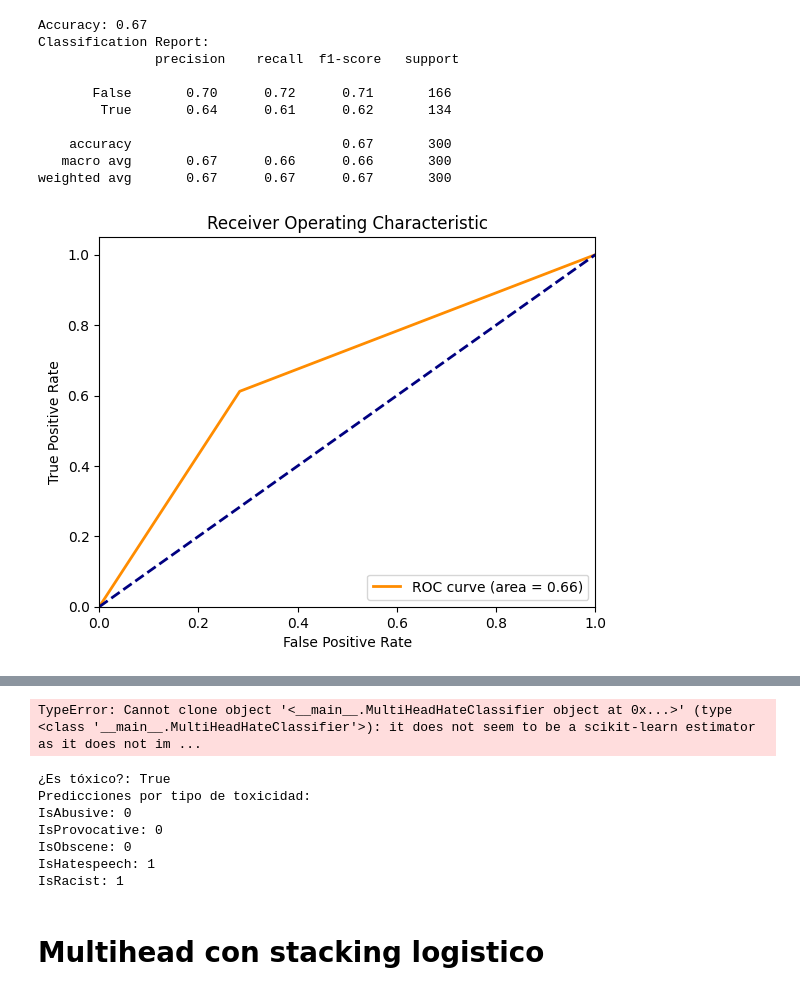
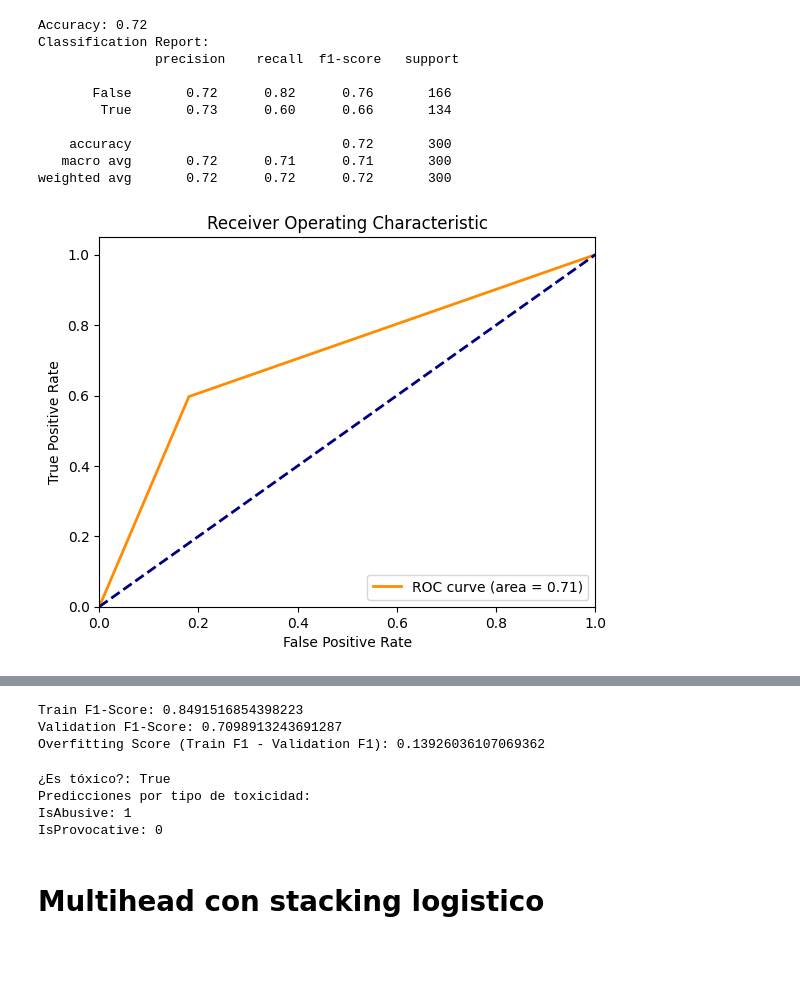
Before and after one commit to AI-School-F5-P3/NLP_Grupo3, a Jupyter notebook: Notebooks/Modelo multihead.ipynb, the cells around one changed output, grey strips where cells are left out. Cells and saved outputs as stored; diff of their text form; code cells hidden in the pictures; blank space fills up the shorter version.

Commit message:
reentrenamiento modelos

```diff
--- a/Notebooks/Modelo multihead.ipynb
+++ b/Notebooks/Modelo multihead.ipynb
@@ -58,17 +62,17 @@ def validation_score(model, X, y):
     # Entrenar el modelo en el conjunto de entrenamiento
     model.fit(X_train, y_train)
 
-    # Predecir en el conjunto de validación
-    y_pred = model.predict(X_val)
+    # Predecir las probabilidades en el conjunto de validación
+    y_val_pred = model.predict(X_val)
 
-    # Calcular la métrica F1
-    score = f1_score(y_val, y_pred, average="binary")  # Utilizar "binary" si es un problema binario
+    # Calcular la métrica F1-Score
+    score = f1_score(y_val, y_val_pred, average='binary')
     return score
 # %%
 class MultiHeadHateClassifier:
     def __init__(self):
         self.models = {}
-        self.label_columns = ['IsAbusive', 'IsProvocative', 'IsObscene', 'IsHatespeech', 'IsRacist']
+        self.label_columns = ['IsAbusive', 'IsProvocative']
         self.embeddings_index = None
 
     def optimize_model(self, X, y, column):
@@ -140,11 +146,11 @@ class MultiHeadHateClassifier:
 # %%
 classifier = MultiHeadHateClassifier()
-classifier.load_embeddings('glove.twitter.27B.100d.txt')
+classifier.load_embeddings('../assets/glove.twitter.27B.100d.txt')
 
-df = pd.read_csv('toxic.csv')
+df = pd.read_csv('../database/toxic.csv')
 
 # Definimos el umbral
-threshold = 0.05
+threshold = 0.15
 
 # Seleccionamos las columnas que queremos analizar (todas menos 'Text', 'CommentId', y 'VideoId')
 columns_to_check = df.loc[:, ~df.columns.isin(['Text', 'CommentId', 'VideoId'])]
@@ -157,9 +163,11 @@ columns_to_keep = ['Text', 'CommentId', 'VideoId'] + list(columns_above_threshol
 
 # Filtramos el DataFrame con las columnas que cumplen con los criterios
 df_filtered = df[columns_to_keep]
+
+df_filtered = df_filtered.drop(columns = ['CommentId', 'VideoId'])
 # %%
 X = np.array([classifier.preprocess_text(text)[0] for text in df_filtered['Text']])
-y = df_filtered[list(columns_above_threshold)]
+y = df_filtered.drop(columns = 'Text')
 
 X_train, X_test, y_train, y_test = train_test_split(X, y, test_size=0.3, random_state=1337)
 # %%
@@ -264,42 +218,37 @@ print("Accuracy:", accuracy_score(y_test.any(axis=1), toxic_pred))
 print("Classification Report:\n", classification_report(y_test.any(axis=1), toxic_pred))
 
 # 2. Curva ROC
 fpr, tpr, _ = roc_curve(y_test.any(axis=1), toxic_pred)
 roc_auc = auc(fpr, tpr)
 
 plt.figure()
 plt.plot(fpr, tpr, color='darkorange', lw=2, label='ROC curve (area = %0.2f)' % roc_auc)
 plt.plot([0, 1], [0, 1], color='navy', lw=2, linestyle='--')
 plt.xlim([0.0, 1.0])
 plt.ylim([0.0, 1.05])
 plt.xlabel('False Positive Rate')
 plt.ylabel('True Positive Rate')
 plt.title('Receiver Operating Characteristic')
 plt.legend(loc="lower right")
 plt.show()
 
 # 3. Matriz de Confusión
 conf_matrix = confusion_matrix(y_test.any(axis=1), toxic_pred)
 plt.figure(figsize=(10, 7))
 sns.heatmap(conf_matrix, annot=True, fmt='d', cmap='Blues')
 plt.xlabel('Predicted')
 plt.ylabel('Actual')
 plt.title('Confusion Matrix')
 plt.show()
-
-skf = StratifiedKFold(n_splits=5)
-cross_val_scores = cross_val_score(classifier, X, y.any(axis=1), cv=skf, scoring='accuracy')
-print("Cross-validation scores:", cross_val_scores)
-print("Mean cross-validation score:", np.mean(cross_val_scores))
 # %% [output]
-Accuracy: 0.67
+Accuracy: 0.72
 Classification Report:
                precision    recall  f1-score   support
 
-       False       0.70      0.72      0.71       166
-        True       0.64      0.61      0.62       134
+       False       0.72      0.82      0.76       166
+        True       0.73      0.60      0.66       134
 
-    accuracy                           0.67       300
-   macro avg       0.67      0.66      0.66       300
-weighted avg       0.67      0.67      0.67       300
+    accuracy                           0.72       300
+   macro avg       0.72      0.71      0.71       300
+weighted avg       0.72      0.72      0.72       300
-[figure, old version]
+[figure, new version]
@@ -307,6 +256,27 @@ weighted avg       0.67      0.67      0.67       300
-TypeError: Cannot clone object '<__main__.MultiHeadHateClassifier object at 0x...>' (type <class '__main__.MultiHeadHateClassifier'>): it does not seem to be a scikit-learn estimator as it does not im ...
+# %%
+y_train_pred, predictions = classifier.predict(X_train)
+
+train_f1 = f1_score(y_train.any(axis=1), y_train_pred, average='macro')
+print("Train F1-Score:", train_f1)
+
+
+# Predecir en el conjunto de validación
+y_val_pred, predictions = classifier.predict(X_test)
+
+# Calcular el F1-Score en el conjunto de validación
+val_f1 = f1_score(y_test.any(axis=1), y_val_pred, average='macro')
+print("Validation F1-Score:", val_f1)
+
+
+# Calcular la diferencia entre el F1-Score de entrenamiento y validación
+overfitting_score = train_f1 - val_f1
+print("Overfitting Score (Train F1 - Validation F1):", overfitting_score)
+# %% [output]
+Train F1-Score: 0.8491516854398223
+Validation F1-Score: 0.7098913243691287
+Overfitting Score (Train F1 - Validation F1): 0.13926036107069362
 # %%
-texto_prueba = 'I love black people'
+texto_prueba = 'I hate black people'
 processed_text = classifier.preprocess_text(texto_prueba)
 processed_text = np.array([processed_text[0]])
 
@@ -320,11 +290,8 @@ for toxicity_type, prediction in toxicity_types.items():
 # %% [output]
 ¿Es tóxico?: True
 Predicciones por tipo de toxicidad:
-IsAbusive: 0
+IsAbusive: 1
 IsProvocative: 0
-IsObscene: 0
-IsHatespeech: 1
-IsRacist: 1
 # %% [markdown]
 # Multihead con stacking logistico
 # %%
```
Also changed, not shown: parts of 24 cells of this notebook, 1 other file.
